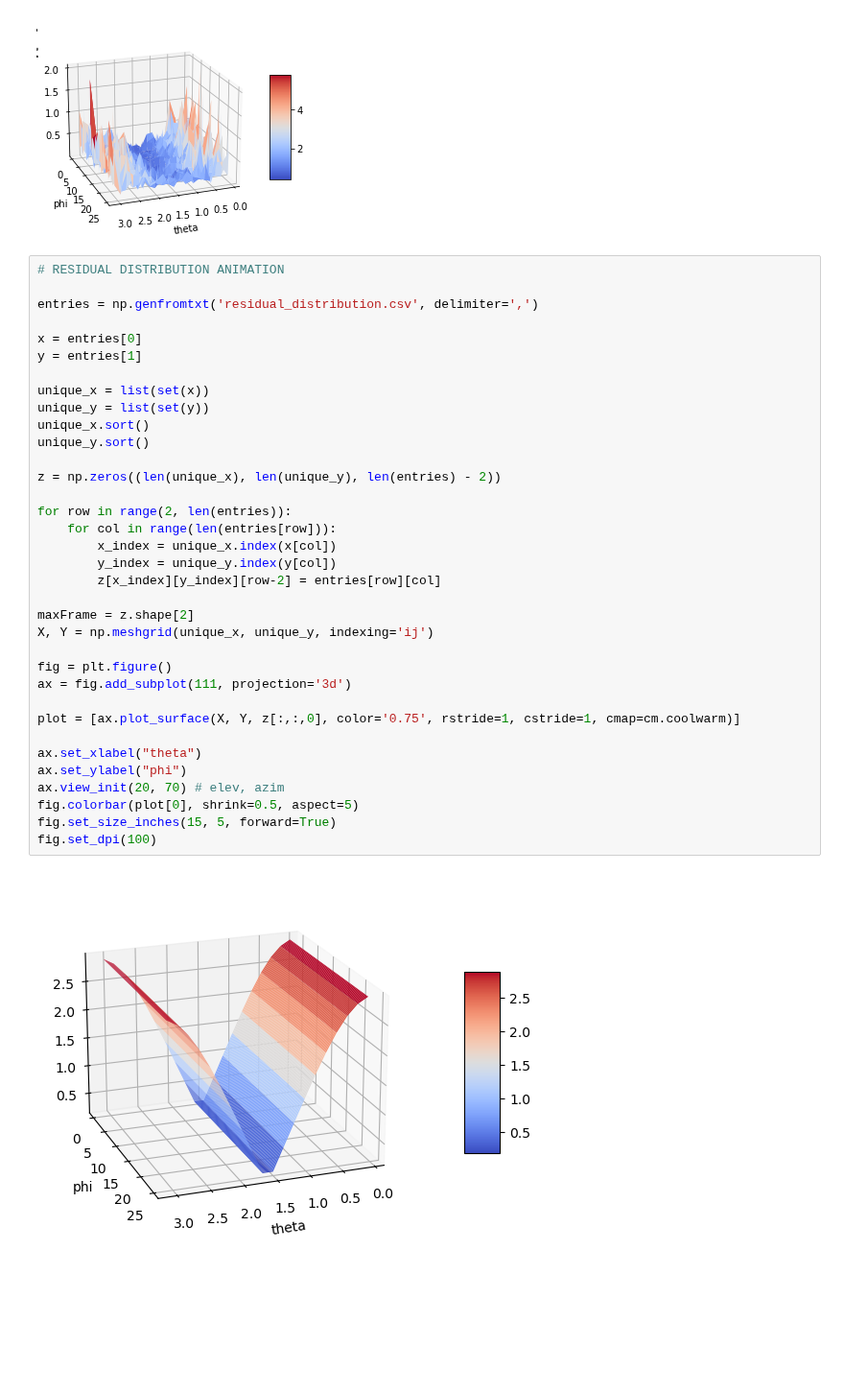
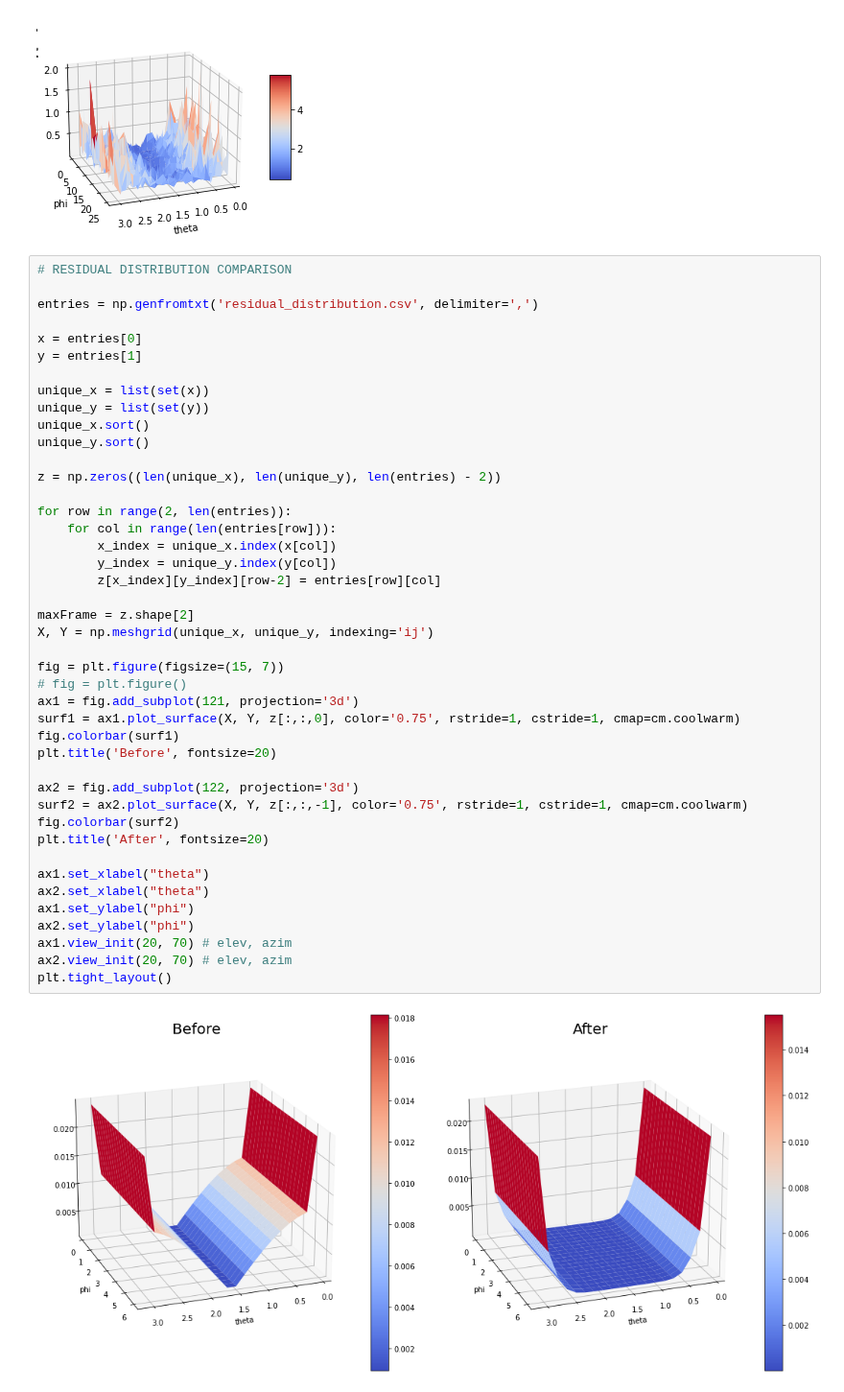
Before and after one commit to iago-mendes/eucled, a Jupyter notebook: src/exercises/06-relaxation/assets/plots.ipynb, the cells around one changed output. Shown at 96% size. Cells and saved outputs as stored; diff of their text form; blank space fills up the shorter version.

```diff
--- a/src/exercises/06-relaxation/assets/plots.ipynb
+++ b/src/exercises/06-relaxation/assets/plots.ipynb
@@ -147,39 +147,47 @@ ani.save(fn+'.gif',writer='imagemagick',fps=fps, dpi=dpi)
 # %% [output]
 [figure]
 # %%
-# RESIDUAL DISTRIBUTION ANIMATION
+# RESIDUAL DISTRIBUTION COMPARISON
 
 entries = np.genfromtxt('residual_distribution.csv', delimiter=',')
 
 x = entries[0]
 y = entries[1]
 
 unique_x = list(set(x))
 unique_y = list(set(y))
 unique_x.sort()
 unique_y.sort()
 
 z = np.zeros((len(unique_x), len(unique_y), len(entries) - 2))
 
 for row in range(2, len(entries)):
 	for col in range(len(entries[row])):
 		x_index = unique_x.index(x[col])
 		y_index = unique_y.index(y[col])
 		z[x_index][y_index][row-2] = entries[row][col]
 
 maxFrame = z.shape[2]
 X, Y = np.meshgrid(unique_x, unique_y, indexing='ij')
 
-fig = plt.figure()
-ax = fig.add_subplot(111, projection='3d')
+fig = plt.figure(figsize=(15, 7))
+# fig = plt.figure()
+ax1 = fig.add_subplot(121, projection='3d')
+surf1 = ax1.plot_surface(X, Y, z[:,:,0], color='0.75', rstride=1, cstride=1, cmap=cm.coolwarm)
+fig.colorbar(surf1)
+plt.title('Before', fontsize=20)
 
-plot = [ax.plot_surface(X, Y, z[:,:,0], color='0.75', rstride=1, cstride=1, cmap=cm.coolwarm)]
+ax2 = fig.add_subplot(122, projection='3d')
+surf2 = ax2.plot_surface(X, Y, z[:,:,-1], color='0.75', rstride=1, cstride=1, cmap=cm.coolwarm)
+fig.colorbar(surf2)
+plt.title('After', fontsize=20)
 
-ax.set_xlabel("theta")
-ax.set_ylabel("phi")
-ax.view_init(20, 70) # elev, azim
-fig.colorbar(plot[0], shrink=0.5, aspect=5)
-fig.set_size_inches(15, 5, forward=True)
-fig.set_dpi(100)
+ax1.set_xlabel("theta")
+ax2.set_xlabel("theta")
+ax1.set_ylabel("phi")
+ax2.set_ylabel("phi")
+ax1.view_init(20, 70) # elev, azim
+ax2.view_init(20, 70) # elev, azim
+plt.tight_layout()
 # %% [output]
-[figure, old version]
+[figure, new version]
```
Also changed, not shown: parts of 1 cell of this notebook, 1 other file.
